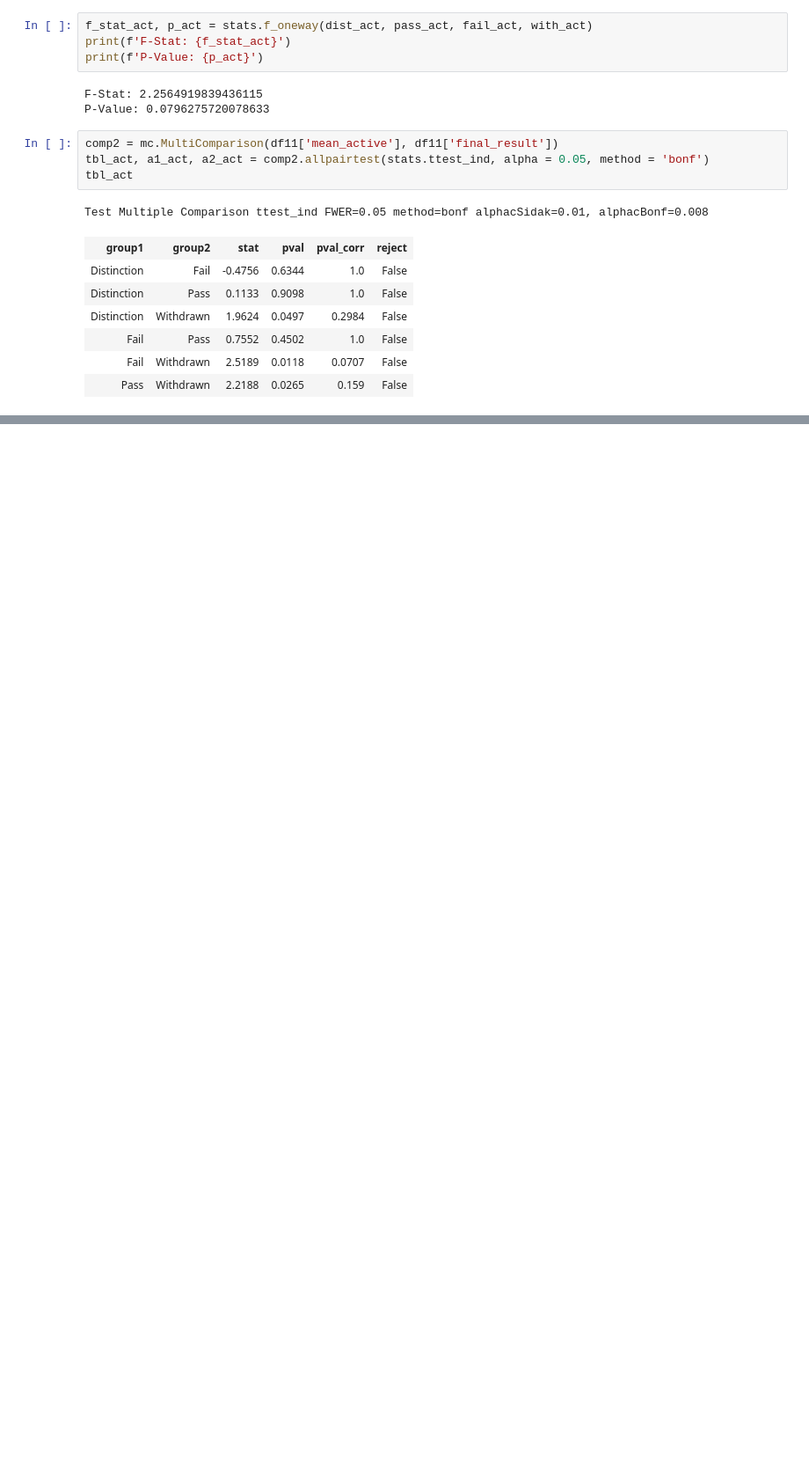
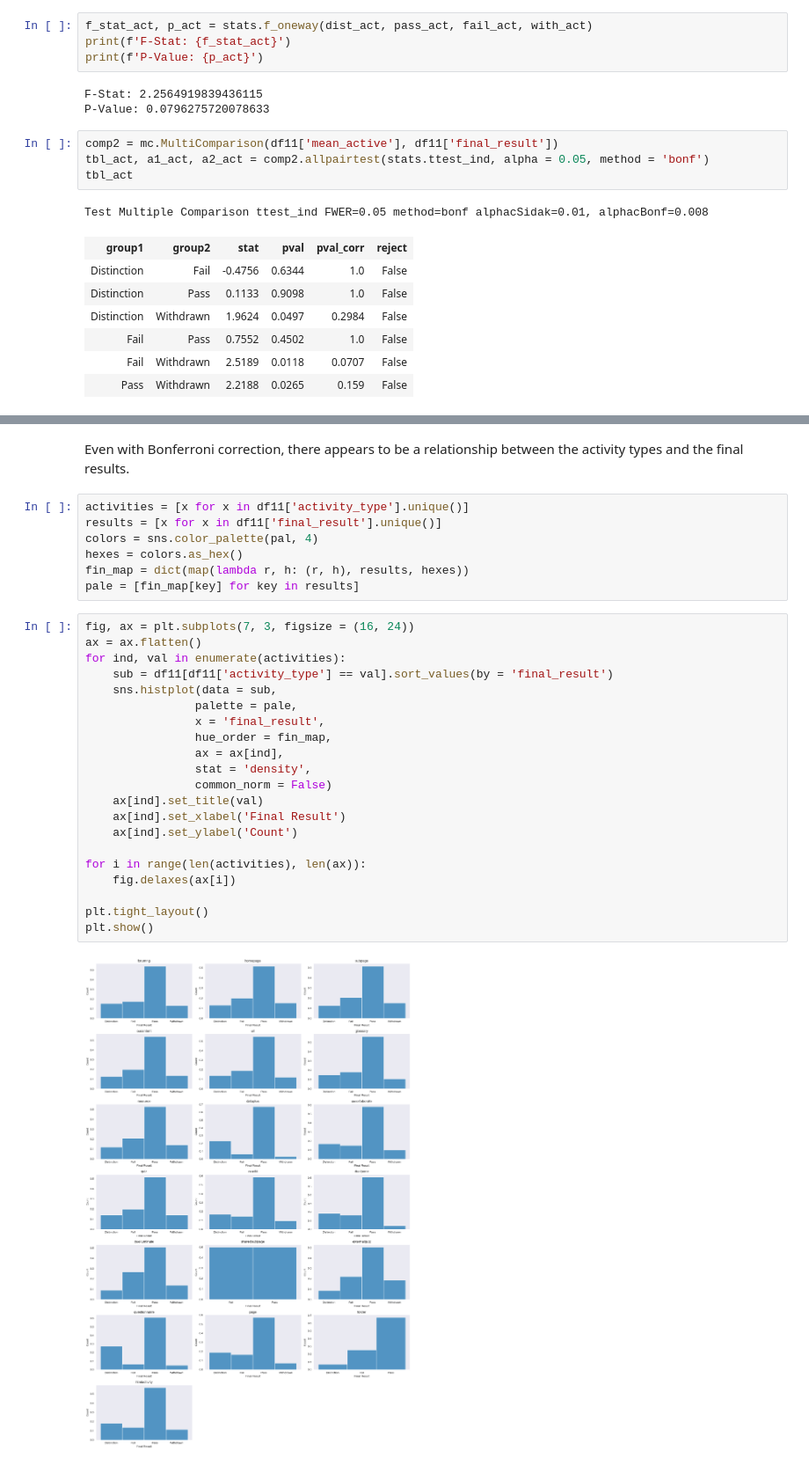
Before and after one commit to jpjavier23/capstone_2_final_documentation, a Jupyter notebook: capstone_2_final_report.ipynb, the cells around one changed output, grey strips where cells are left out. Shown at 88% size. Saved outputs shown, nothing was run; the diff lists cells and outputs as text; blank space fills up the shorter version.

```diff
--- a/capstone_2_final_report.ipynb
+++ b/capstone_2_final_report.ipynb
@@ -490,0 +625,32 @@ Test Multiple Comparison ttest_ind FWER=0.05 method=bonf alphacSidak=0.01, alpha
+# %% [markdown]
+Even with Bonferroni correction, there appears to be a relationship between the activity types and the final results.
+# %%
+activities = [x for x in df11['activity_type'].unique()]
+results = [x for x in df11['final_result'].unique()]
+colors = sns.color_palette(pal, 4)
+hexes = colors.as_hex()
+fin_map = dict(map(lambda r, h: (r, h), results, hexes))
+pale = [fin_map[key] for key in results]
+# %%
+fig, ax = plt.subplots(7, 3, figsize = (16, 24))
+ax = ax.flatten()
+for ind, val in enumerate(activities):
+    sub = df11[df11['activity_type'] == val].sort_values(by = 'final_result')
+    sns.histplot(data = sub,
+                palette = pale,
+                x = 'final_result',
+                hue_order = fin_map,
+                ax = ax[ind],
+                stat = 'density',
+                common_norm = False)
+    ax[ind].set_title(val)
+    ax[ind].set_xlabel('Final Result')
+    ax[ind].set_ylabel('Count')
+
+for i in range(len(activities), len(ax)):
+    fig.delaxes(ax[i])
+
+plt.tight_layout()
+plt.show()
+# %% [output]
+[figure, added]
```
Also changed, not shown: parts of 53 cells of this notebook, 2 other files.
